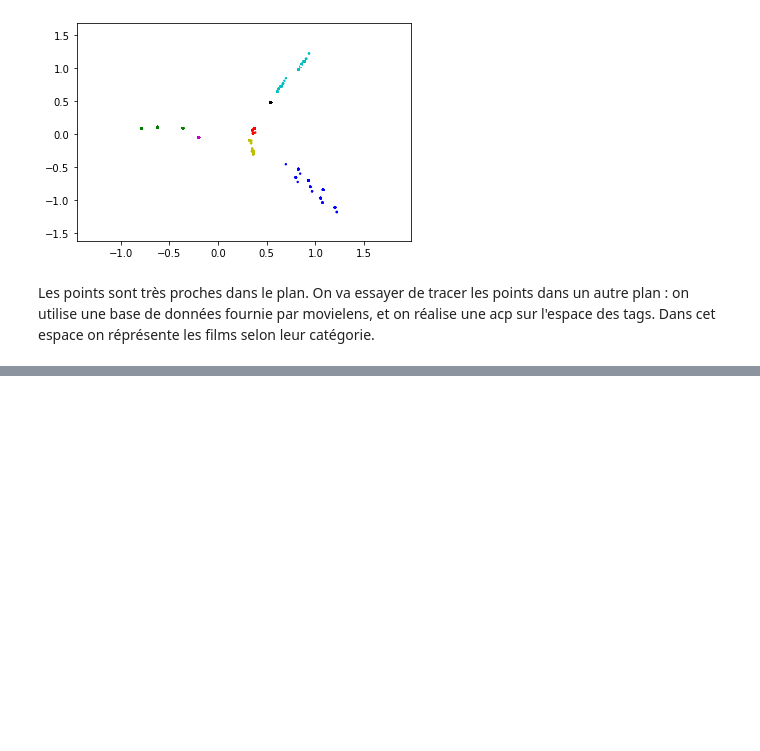
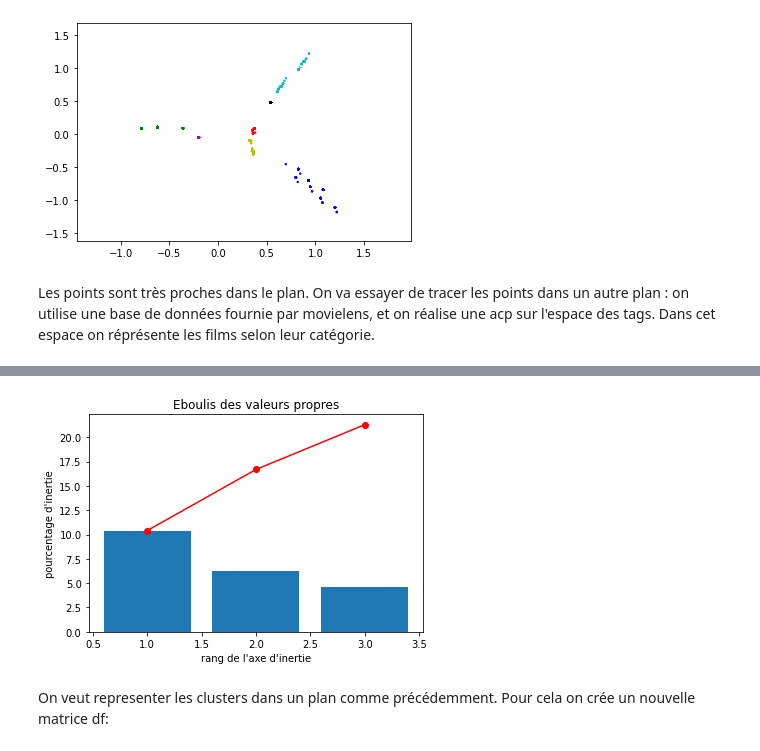
Before and after one commit to rthabut/Recommender-System, a Jupyter notebook: Étude base 1M Movie Lens - Etude des bases de données (1).ipynb, the cells around one changed output, grey strips where cells are left out. Saved outputs shown, nothing was run; the diff lists cells and outputs as text; code cells hidden in the pictures; blank space fills up the shorter version.

```diff
--- a/Étude base 1M Movie Lens - Etude des bases de données (1).ipynb
+++ b/Étude base 1M Movie Lens - Etude des bases de données (1).ipynb
@@ -612,0 +628,35 @@ Les points sont très proches dans le plan. On va essayer de tracer les points d
+# %%
+index_movies=genomescores['MovieID'].unique()
+index_movies=pd.Series(index_movies)
+index_movies=index_movies.to_frame()
+index_movies['MovieID']=index_movies[0]
+del index_movies[0]
+movies_copy=movies.merge(index_movies,on='MovieID',how='inner')
+# %%
+index_movies=movies_copy['MovieID']
+index_movies=index_movies.to_frame()
+tags=genomescores.merge(index_movies,on='MovieID',how='inner')
+# %%
+score=tags.pivot(index='MovieID',columns='tagId',values='relevance')
+# %%
+n_comp=3
+# %%
+X=score#doit avoir des colones pour ACP
+std_scale=preprocessing.StandardScaler().fit(X)
+X_scaled = std_scale.transform(X)
+
+#Calcul composantes pricnipales
+pca=decomposition.PCA(n_comp)
+pca.fit(X_scaled)
+
+display_scree_plot(pca)
+coord=pca.fit_transform(X)
+pcs=pca.components_
+#display_circles(pcs,n_comp,pca,[(0,1),(2,3),(4,5)])
+
+#print(pca.explained_variance_ratio_)
+#print(pca.components_)
+# %% [output]
+[figure, added]
+# %% [markdown]
+On veut representer les clusters dans un plan comme précédemment. Pour cela on crée un nouvelle matrice df:
```
Also changed, not shown: parts of 12 cells of this notebook.
